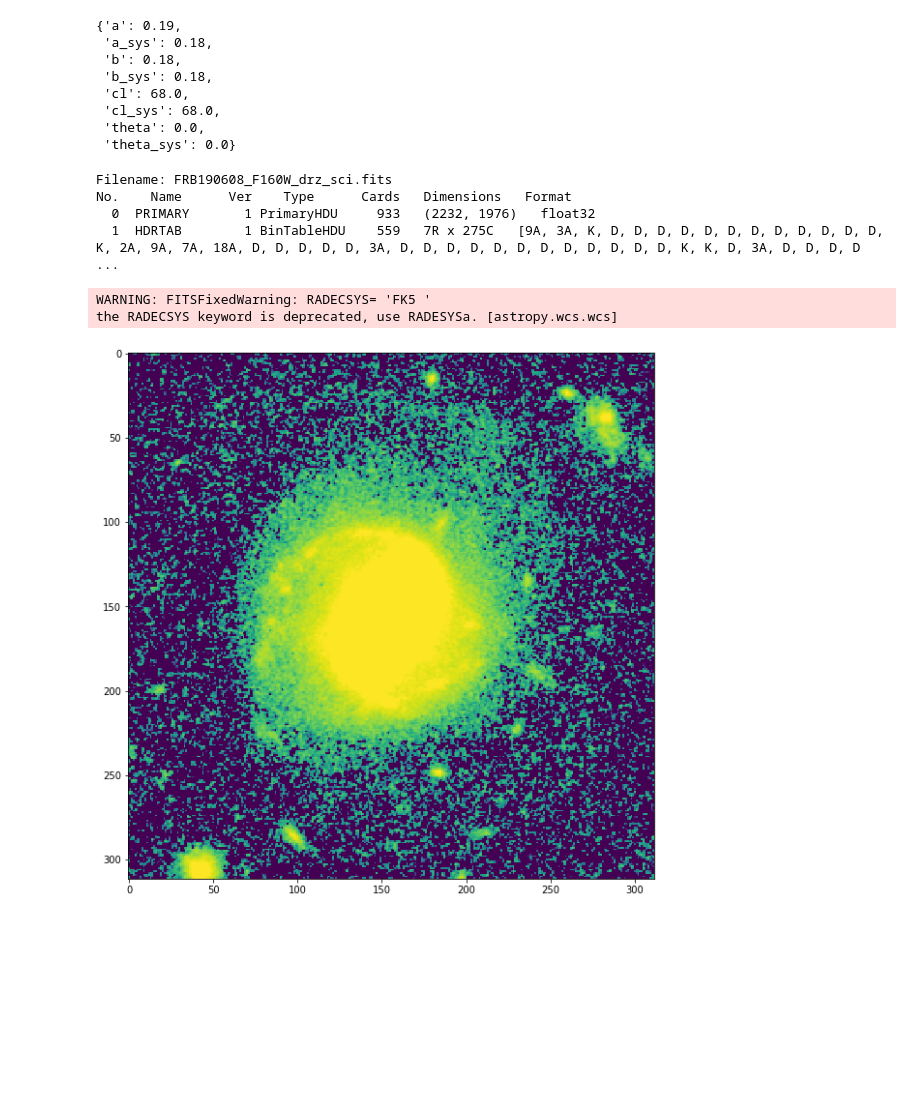
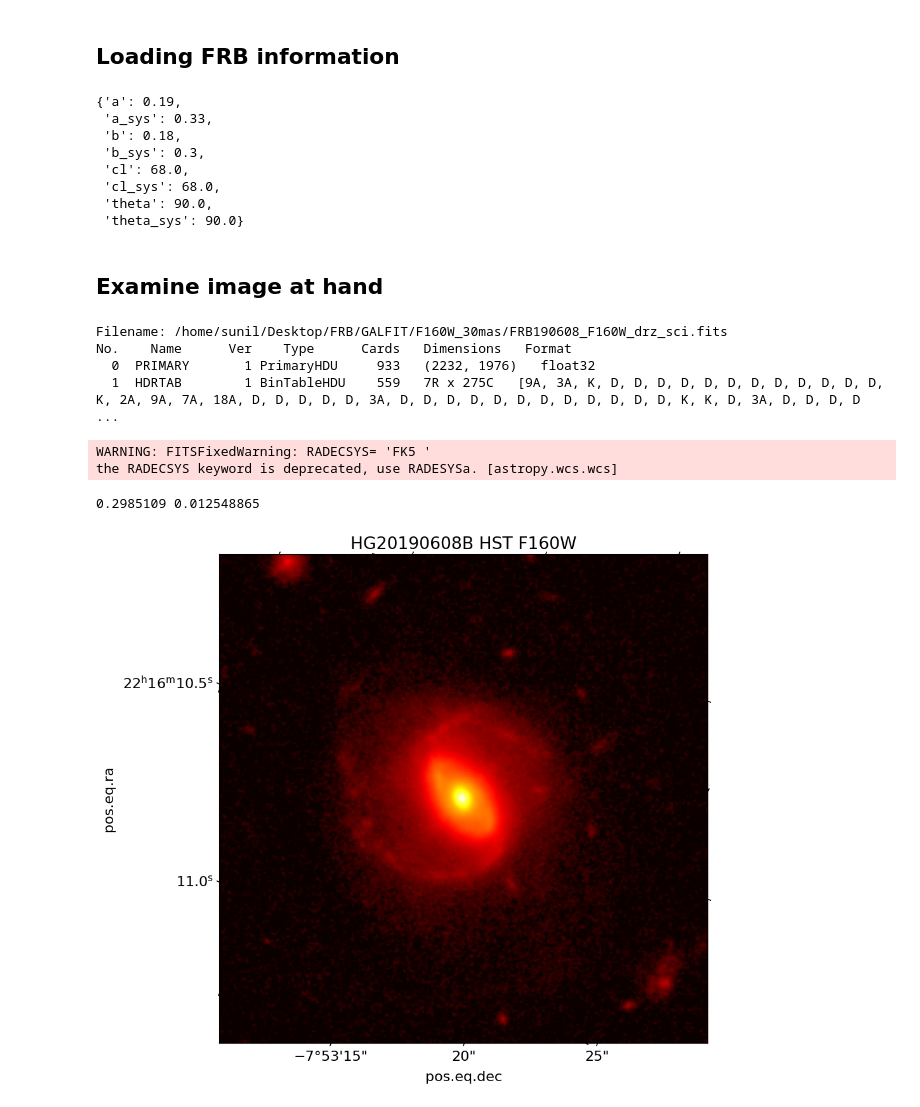
Before and after one commit to SunilSimha/ftsky_optical, a Jupyter notebook: notebooks/3.Morphology.ipynb, the cells around one changed output. Saved outputs shown, nothing was run; the diff lists cells and outputs as text; code cells hidden in the pictures; blank space fills up the shorter version.

```diff
--- a/notebooks/3.Morphology.ipynb
+++ b/notebooks/3.Morphology.ipynb
@@ -10,47 +10,61 @@ from astropy.wcs import WCS
 from astropy.nddata import Cutout2D
 from astropy.table import Table
 
-import sep, numpy as np
+import numpy as np
 import matplotlib.pyplot as plt
 
 from photutils.isophote import Ellipse
 from photutils.isophote import EllipseGeometry
-from photutils import EllipticalAperture
 from photutils.isophote import build_ellipse_model
 from photutils.aperture import SkyEllipticalAperture, SkyEllipticalAnnulus, EllipticalAnnulus, EllipticalAperture
+from photutils.segmentation import SourceFinder, SourceCatalog
+
 import os
+
+%matplotlib inline
+plt.rcParams['font.size'] = 16
+# %% [markdown]
+## Loading FRB information
 # %%
-frb = FRB.by_name("FRB190608").grab_host()
-frb_pos = FRB.by_name("FRB190608").coord
-posellipse = FRB.by_name("FRB190608").eellipse
+frb = FRB.by_name("FRB20190608B").grab_host()
+frb_pos = FRB.by_name("FRB20190608B").coord
+posellipse = FRB.by_name("FRB20190608B").eellipse
 posellipse
 # %% [output]
 {'a': 0.19,
- 'a_sys': 0.18,
+ 'a_sys': 0.33,
  'b': 0.18,
- 'b_sys': 0.18,
+ 'b_sys': 0.3,
  'cl': 68.0,
  'cl_sys': 68.0,
- 'theta': 0.0,
- 'theta_sys': 0.0}
+ 'theta': 90.0,
+ 'theta_sys': 90.0}
+# %% [markdown]
+## Examine image at hand
 # %%
-hdulist = fits.open("FRB190608_F160W_drz_sci.fits")
+hdulist = fits.open("/home/sunil/Desktop/FRB/GALFIT/F160W_30mas/FRB190608_F160W_drz_sci.fits")
 hdulist.info()
 # %% [output]
-Filename: FRB190608_F160W_drz_sci.fits
+Filename: /home/sunil/Desktop/FRB/GALFIT/F160W_30mas/FRB190608_F160W_drz_sci.fits
 No.    Name      Ver    Type      Cards   Dimensions   Format
   0  PRIMARY       1 PrimaryHDU     933   (2232, 1976)   float32
   1  HDRTAB        1 BinTableHDU    559   7R x 275C   [9A, 3A, K, D, D, D, D, D, D, D, D, D, D, D, D, K, 2A, 9A, 7A, 18A, D, D, D, D, D, 3A, D, D, D, D, D, D, D, D, D, D, D, D, K, K, D, 3A, D, D, D, D ...
 # %%
+hdulist = fits.open("/home/sunil/Desktop/FRB/GALFIT/F160W_30mas/FRB190608_F160W_drz_sci.fits")
 wcs = WCS(hdulist[0].header)
-cutout = Cutout2D(hdulist[0].data,frb.coord, 20*u.arcsec, wcs)
+cutout = Cutout2D(hdulist[0].data, frb.coord, 20*u.arcsec, wcs)
 _, med, std = sigma_clipped_stats(cutout.data)
+print(med, std)
 cutout.data -= med # Subtract sky
 fig = plt.figure(figsize=(10,10))
-ax = plt.subplot()
-plt.imshow(cutout.data, norm=vis.ImageNormalize(stretch=vis.LogStretch()), vmin =0, vmax = 10*std)
+ax = plt.subplot(projection=wcs)
+ax.imshow(cutout.data, cmap="hot",
+          norm=vis.ImageNormalize(stretch=vis.LogStretch(), vmin = med-24*std, vmax = med+ 3000*std))
+ax.set_title("HG20190608B HST F160W")
+#ax.grid(ls="--", lw = 1, color="grey")
 plt.show()
 # %% [output]
 WARNING: FITSFixedWarning: RADECSYS= 'FK5 '
 the RADECSYS keyword is deprecated, use RADESYSa. [astropy.wcs.wcs]
+0.2985109 0.012548865
-[figure, old version]
+[figure, new version]
```
Also changed, not shown: parts of 27 cells of this notebook.
